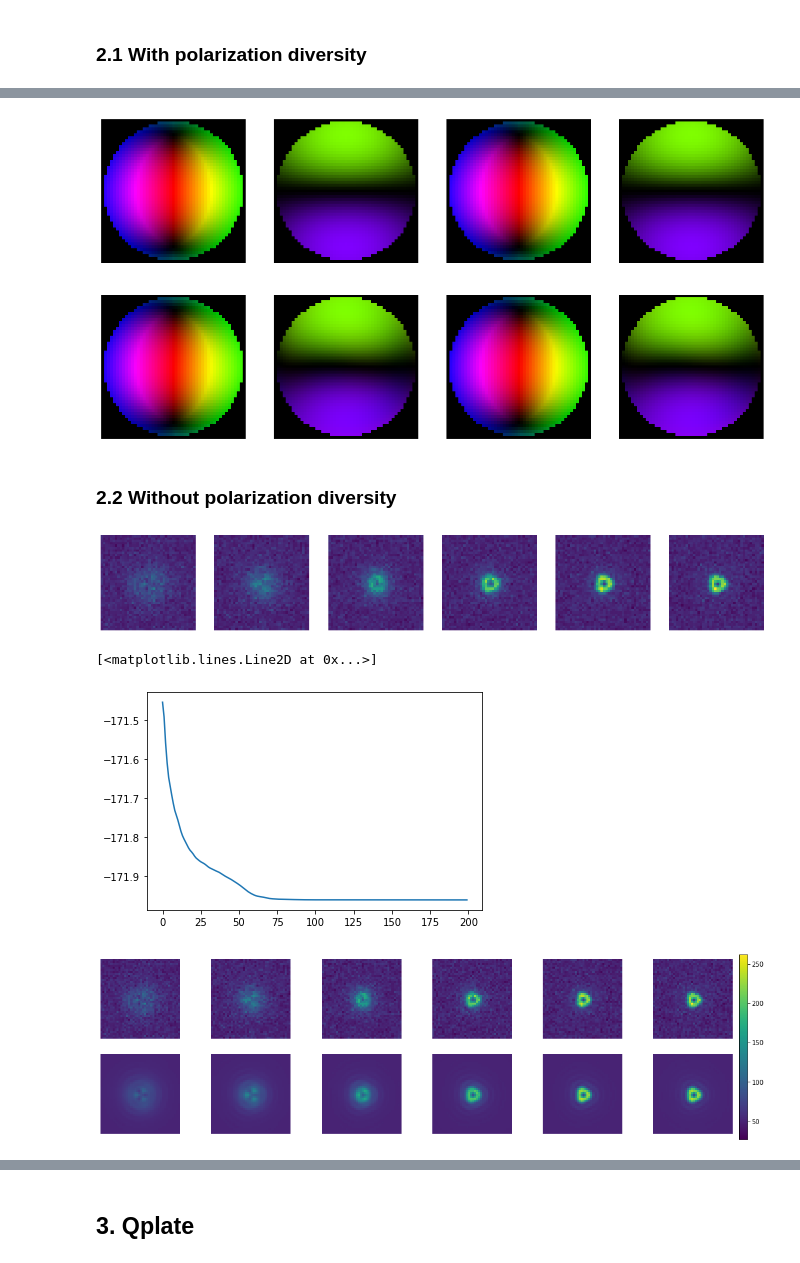
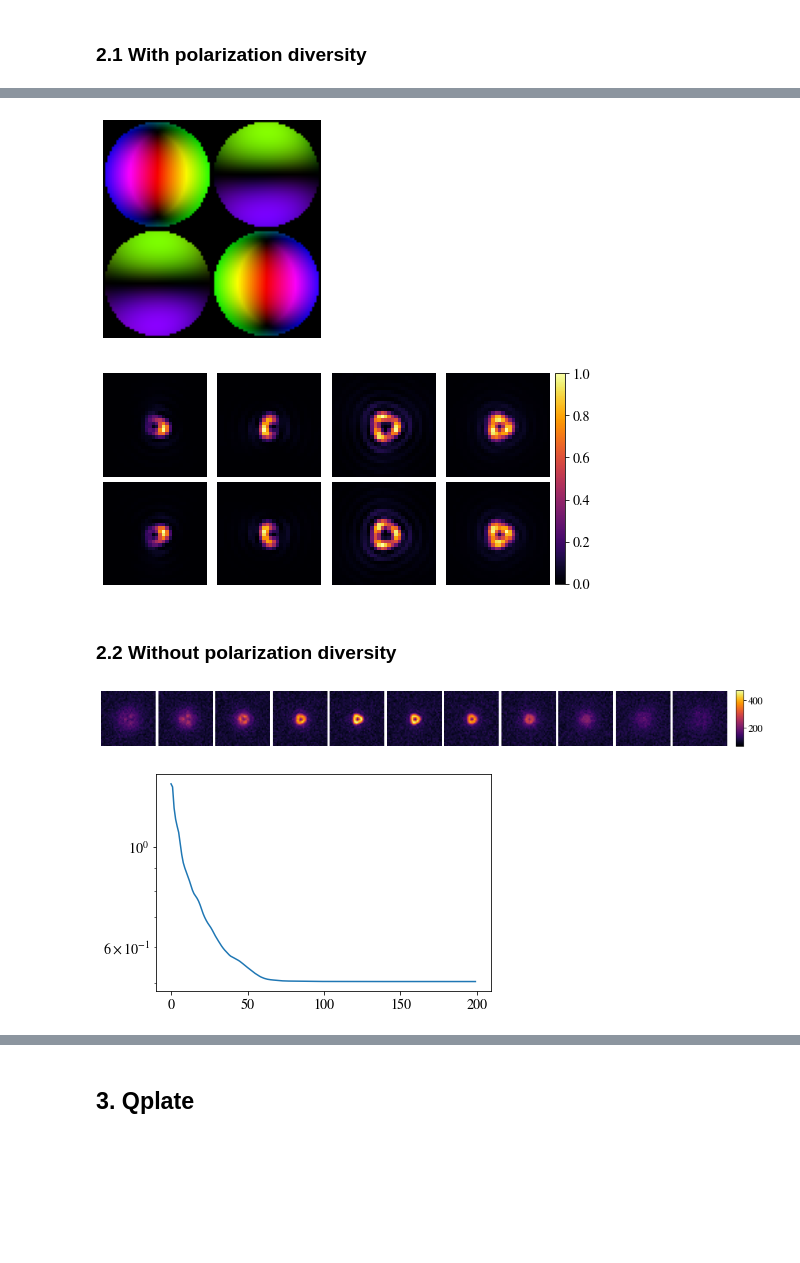
Before and after one commit to rodguti90/pyPSFstack, a Jupyter notebook: pytorch_tests.ipynb, the cells around one changed output, grey strips where cells are left out. Cells and saved outputs as stored; diff of their text form; code cells hidden in the pictures; blank space fills up the shorter version.

```diff
--- a/pytorch_tests.ipynb
+++ b/pytorch_tests.ipynb
@@ -172,9 +150,13 @@ def find_pupil(data_stack, params, lr=3e-2, n_epochs = 200, loss_fn=loss_loglike
 
     return model_retrieved, loss_evol
 # %%
-SMALL_SIZE = 16
-MEDIUM_SIZE = 18
-BIGGER_SIZE = 20
+import matplotlib
+matplotlib.rcParams['mathtext.fontset'] = 'stix'
+matplotlib.rcParams['font.family'] = 'STIXGeneral'
+
+SMALL_SIZE = 12
+MEDIUM_SIZE = 14
+BIGGER_SIZE = 16
 
 plt.rc('font', size=SMALL_SIZE)          # controls default text sizes
 plt.rc('axes', titlesize=SMALL_SIZE)     # fontsize of the axes title
@@ -300,35 +271,33 @@ plot_2zpstacks(data_stack,ret_stack)
 # %%
 ret_pupil_params = get_pupils_param_dict(model)
 abe = UnitaryAberrations(**params['pupil'],
      **ret_pupil_params['pupil1'])
-plot_jones([seo.get_pupil_array(),abe.get_pupil_array()])
+plot_jones(abe.get_pupil_array())
+plt.savefig(os.path.join(fig_folder,'jones_seo_retzp.pdf'), bbox_inches='tight')
 # %% [output]
-[figure, old version]
+[figure, new version]
+# %%
+stack_xyz = get_xyzstack([src, abe], PDiversity_Compound([PDiversity_QWP([np.pi/4]), wollaston]))
+plot_xyz(stack_xyz)
+plt.savefig(os.path.join(fig_folder,'seo_stackxyz_retzp.pdf'), bbox_inches='tight')
+# %% [output]
+[figure, added]
 # %% [markdown]
 ### 2.2 Without polarization diversity
 # %%
 psfs = PSFStack([src, seo], zdiversity=zdiv, blurring=blurring)
 psfs.compute_psf_stack(orientation=[0,0,0])
 # %%
-data_stack = psfs.model_experimental_stack(bckgd_photons=50,N_photons=10000,N_pts=40,noise=True)
-plot_zstack(data_stack)
+data_stack = psfs.model_experimental_stack(bckgd_photons=100,N_photons=20000,N_pts=40,noise=True)
+plot_zstack(data_stack, N_z=11)
 # %% [output]
-[figure, old version]
+[figure, new version]
 # %%
 model, loss_evol = find_pupil(data_stack, params, lr=3e-2, n_epochs=200, loss_fn=loss_loglikelihood, pdiv=False)
-
 plt.plot(loss_evol)
-# plt.gca().set_yscale('log')
+plt.gca().set_yscale('log')
 # %% [output]
-[<matplotlib.lines.Line2D at 0x...>]
-[figure, old version]
+[figure, new version]
-# %%
-with torch.no_grad():
-    model.eval()
-    ret_stack = model()
-plot_2zstacks(data_stack,ret_stack)
-# %% [output]
-[figure, removed]
 # %%
 ret_pupil_params = get_pupils_param_dict(model)
 abe = UnitaryAberrations(**params['pupil'],
```
Also changed, not shown: parts of 21 cells of this notebook.
